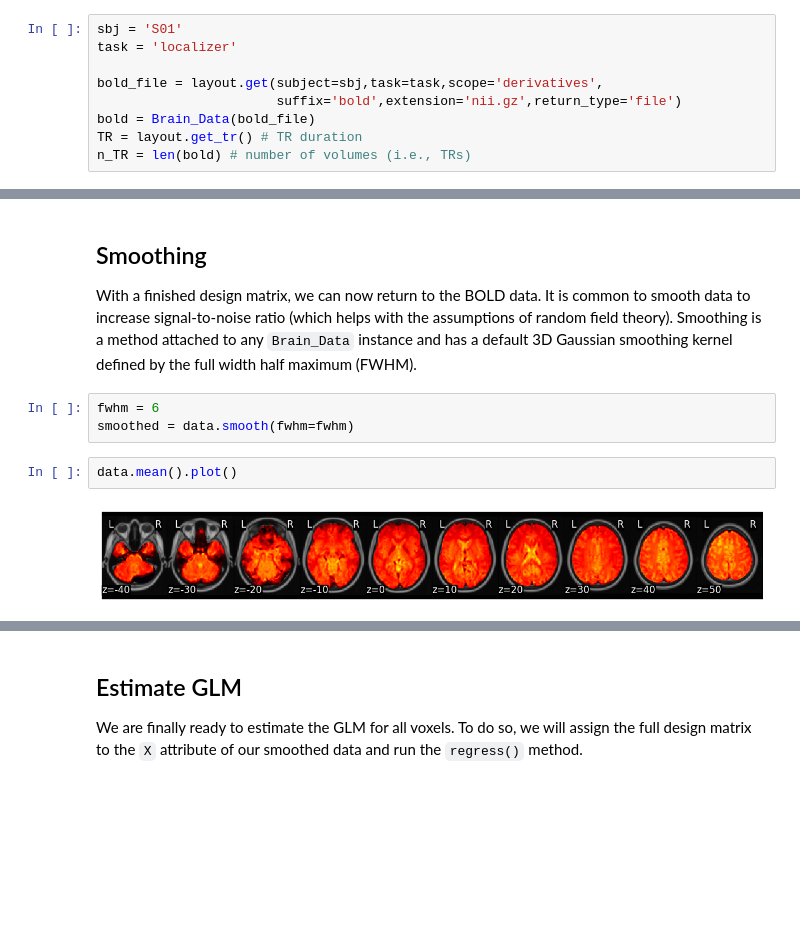
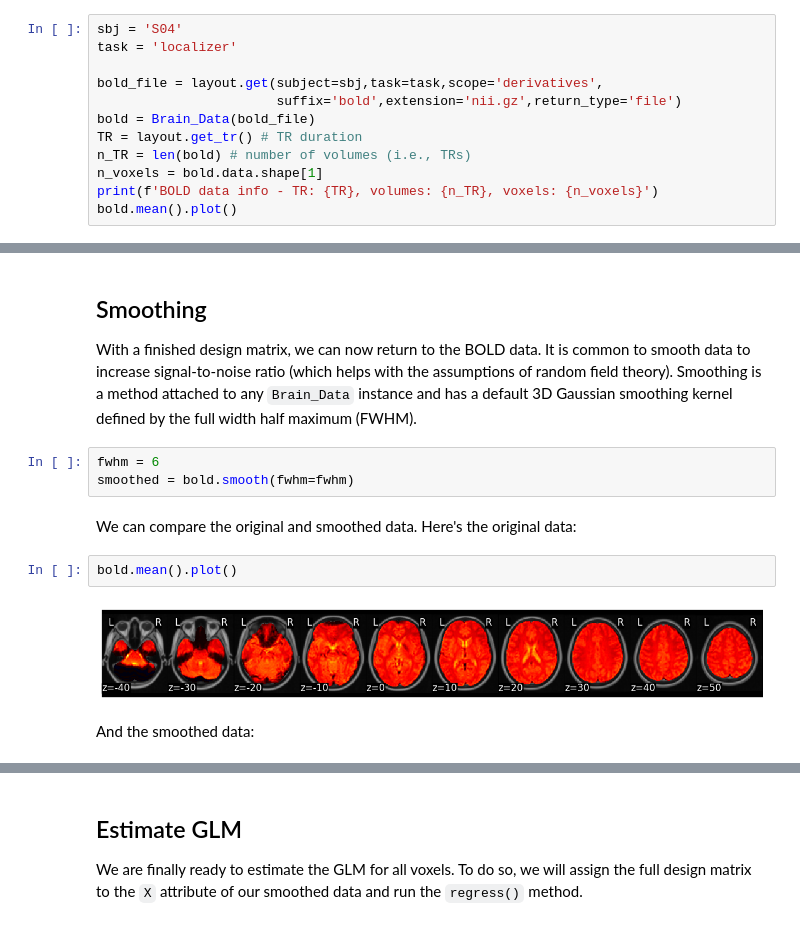
Before and after one commit to uoft-toni/dartbrain_tutorial, a Jupyter notebook: 2_glm_singlesubject.ipynb, the cells around one changed output, grey strips where cells are left out. Drawn from its saved outputs; the diff is of its cells as text; blank space fills up the shorter version.

```diff
--- a/2_glm_singlesubject.ipynb
+++ b/2_glm_singlesubject.ipynb
@@ -20,7 +25,7 @@ layout = BIDSLayout(data_dir,derivatives=True)
 # %% [markdown]
 Load in the preprocessed data from one participant:
 # %%
-sbj = 'S01'
+sbj = 'S04'
 task = 'localizer'
 
 bold_file = layout.get(subject=sbj,task=task,scope='derivatives',
@@ -28,3 +33,6 @@ bold_file = layout.get(subject=sbj,task=task,scope='derivatives',
 bold = Brain_Data(bold_file)
 TR = layout.get_tr() # TR duration
 n_TR = len(bold) # number of volumes (i.e., TRs)
+n_voxels = bold.data.shape[1]
+print(f'BOLD data info - TR: {TR}, volumes: {n_TR}, voxels: {n_voxels}')
+bold.mean().plot()
@@ -164,11 +184,15 @@ sns.heatmap(dm_conv_filt_poly_cov,cmap='RdBu_r',vmin=-1,vmax=1)
 With a finished design matrix, we can now return to the BOLD data. It is common to smooth data to increase signal-to-noise ratio (which helps with the assumptions of random field theory). Smoothing is a method attached to any `Brain_Data` instance and has a default 3D Gaussian smoothing kernel defined by the full width half maximum (FWHM).
 # %%
 fwhm = 6
-smoothed = data.smooth(fwhm=fwhm)
+smoothed = bold.smooth(fwhm=fwhm)
+# %% [markdown]
+We can compare the original and smoothed data. Here's the original data:
 # %%
-data.mean().plot()
+bold.mean().plot()
 # %% [output]
-[figure, old version]
+[figure, new version]
+# %% [markdown]
+And the smoothed data:
 # %%
 smoothed.mean().plot()
 # %% [output]
```
Also changed, not shown: parts of 18 cells of this notebook, 5 other files.
